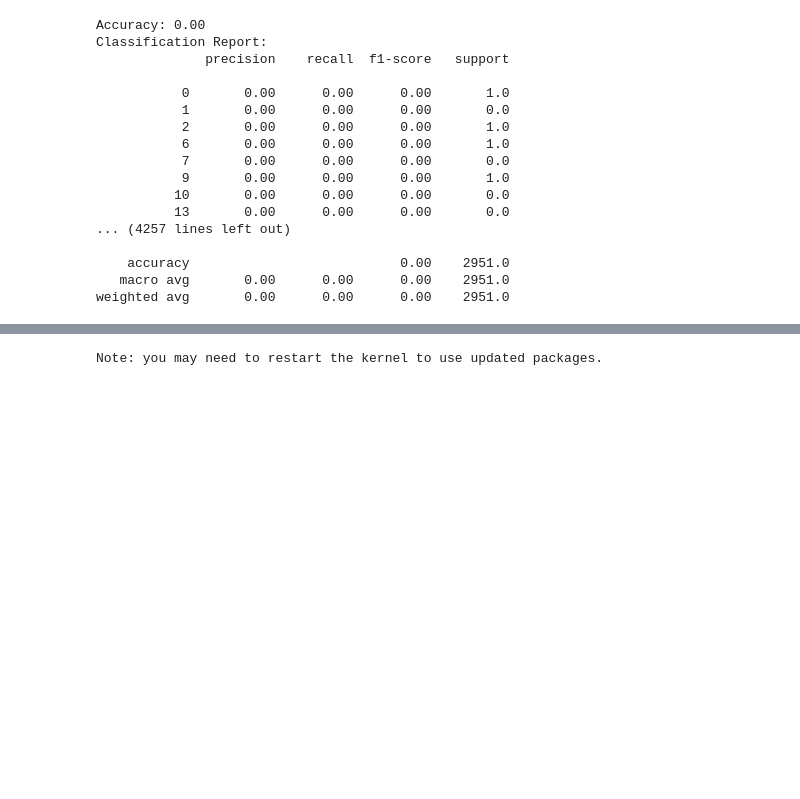
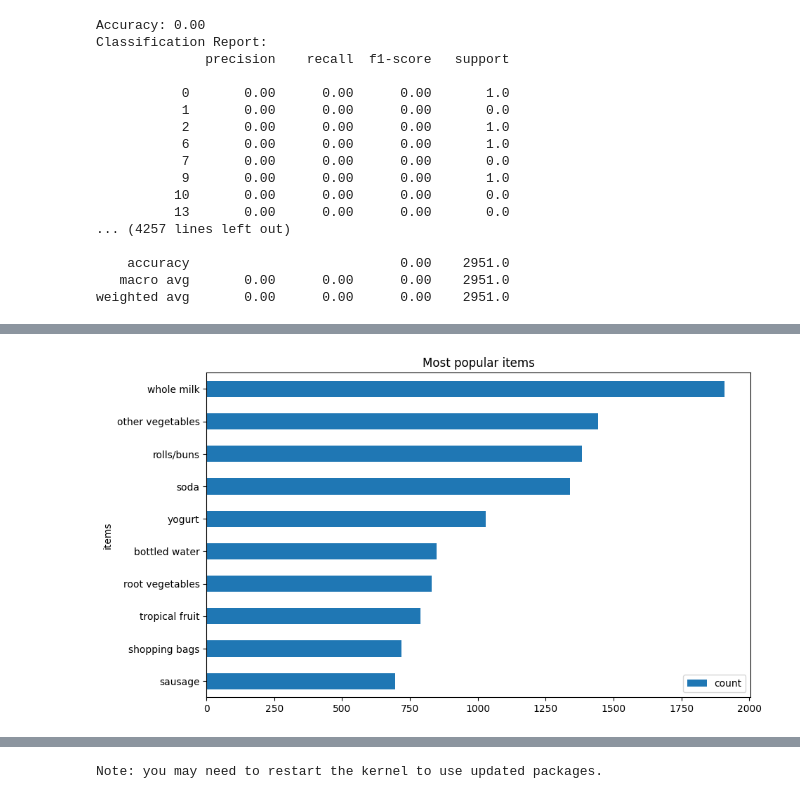
Before and after one commit to Rashay01/Machine-Learning-Notes, a Jupyter notebook: Day3 - Deep Learning .ipynb, the cells around one changed output, grey strips where cells are left out. Cells and saved outputs as stored; diff of their text form; code cells hidden in the pictures; blank space fills up the shorter version.

```diff
--- a/Day3 - Deep Learning .ipynb
+++ b/Day3 - Deep Learning .ipynb
@@ -386,0 +518,4 @@ Collaborative filtering recommended :
+# %%
+#drop nan column
+basket_clean = transf_df.drop(['nan'], axis = 1)
+basket_clean
@@ -386,0 +536,3 @@ Collaborative filtering recommended :
+# %%
+count = basket_clean.loc[:,:].sum()
+count
@@ -386,0 +552,3 @@ Collaborative filtering recommended :
+# %%
+pop_item = count.sort_values( ascending = False).head(10)
+pop_item
@@ -386,0 +567,5 @@ Collaborative filtering recommended :
+# %%
+pop_item = pop_item.to_frame()
+pop_item = pop_item.reset_index()
+pop_item = pop_item.rename(columns = {"index": "items",0: "count"})
+pop_item
@@ -386,0 +584,10 @@ Collaborative filtering recommended :
+# %%
+#Data Visualization
+
+plt.rcParams['figure.figsize'] = (10, 6)
+
+ax = pop_item.plot.barh(x = 'items', y = 'count')
+plt.title('Most popular items')
+plt.gca().invert_yaxis()
+# %% [output]
+[figure, added]
```
Also changed, not shown: parts of 16 cells of this notebook, 2 other files.
